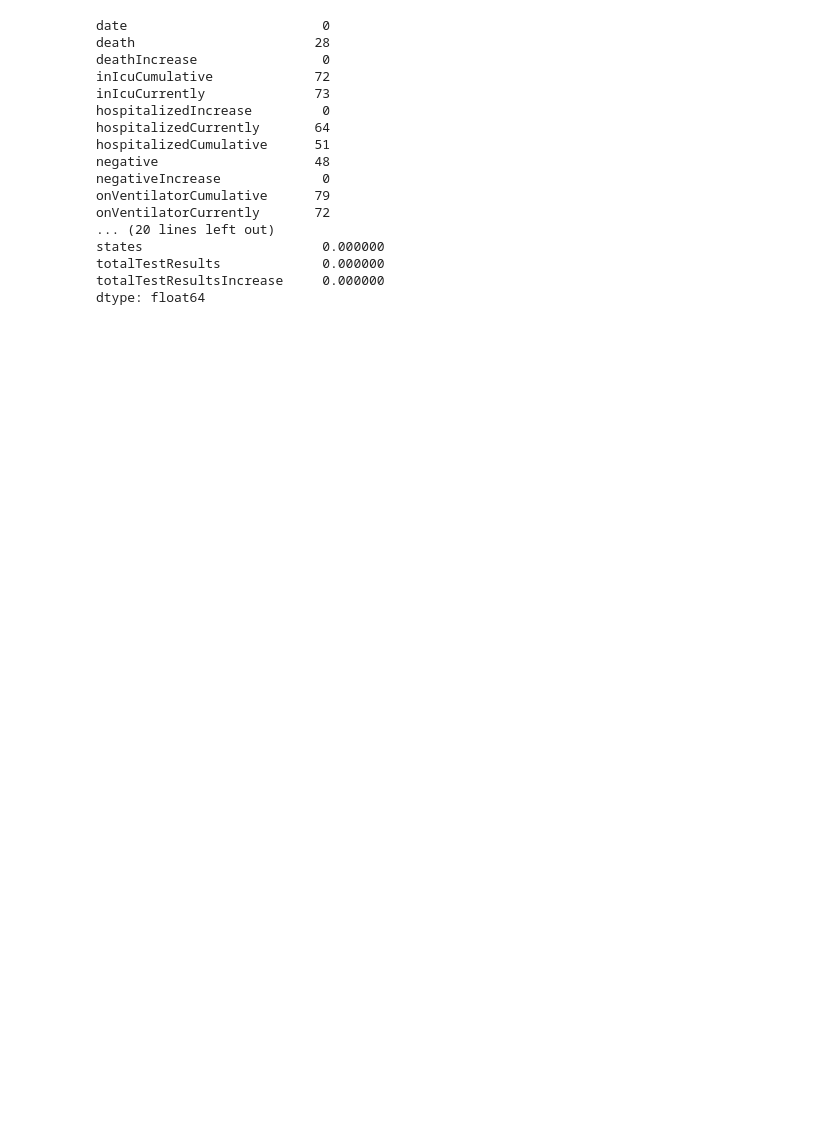
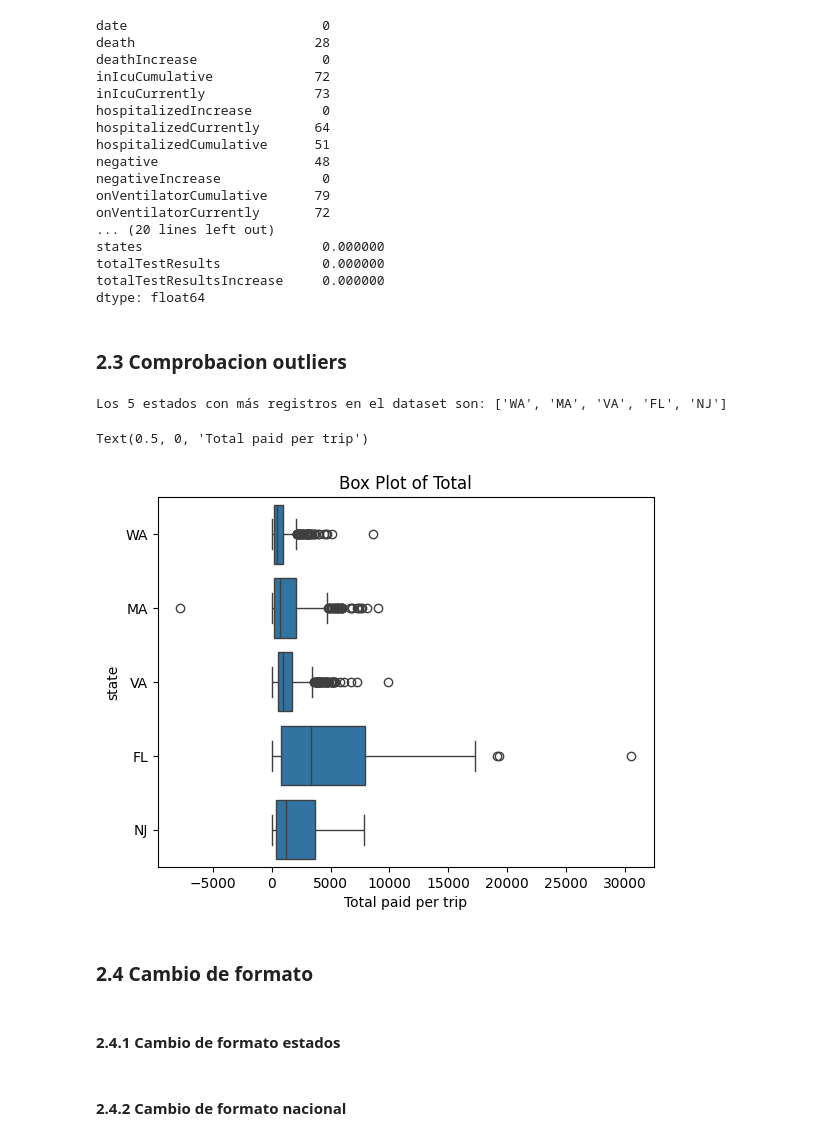
Before and after one commit to Bootcamp-DA-P2/proyecto5-exploratory-data-analysis-grupo2, a Jupyter notebook: note_book.ipynb, the cells around one changed output. Saved outputs shown, nothing was run; the diff lists cells and outputs as text; code cells hidden in the pictures; blank space fills up the shorter version.

Commit message:
update data cleaning notebook to v2

```diff
--- a/note_book.ipynb
+++ b/note_book.ipynb
@@ -214,3 +214,30 @@ states                       0.000000
 totalTestResults             0.000000
 totalTestResultsIncrease     0.000000
 dtype: float64
+# %% [markdown]
+### **2.3 Comprobacion outliers**
+# %%
+top_5_frecuentes = df_states['state'].value_counts().head(5).index.tolist()
+
+print(f"Los 5 estados con más registros en el dataset son: {top_5_frecuentes}")
+# %% [output]
+Los 5 estados con más registros en el dataset son: ['WA', 'MA', 'VA', 'FL', 'NJ']
+# %%
+top_5_frecuentes = df_states['state'].value_counts().head(5).index.tolist()
+
+# Create a box plot
+g = sns.boxplot(
+    data=df_states,
+    x="positiveIncrease",
+    y="state",
+    order=top_5_frecuentes)
+# Add a title and change xlabel
+g.set_title('Box Plot of Total')
+g.set_xlabel('Total paid per trip')
+# %% [output]
+Text(0.5, 0, 'Total paid per trip')
+[figure, added]
+# %% [markdown]
+### **2.4 Cambio de formato**
+# %% [markdown]
+#### **2.4.1 Cambio de formato estados**
@@ -216,0 +260,2 @@ dtype: float64
+# %% [markdown]
+#### **2.4.2 Cambio de formato nacional**
```
Also changed, not shown: parts of 7 cells of this notebook.
